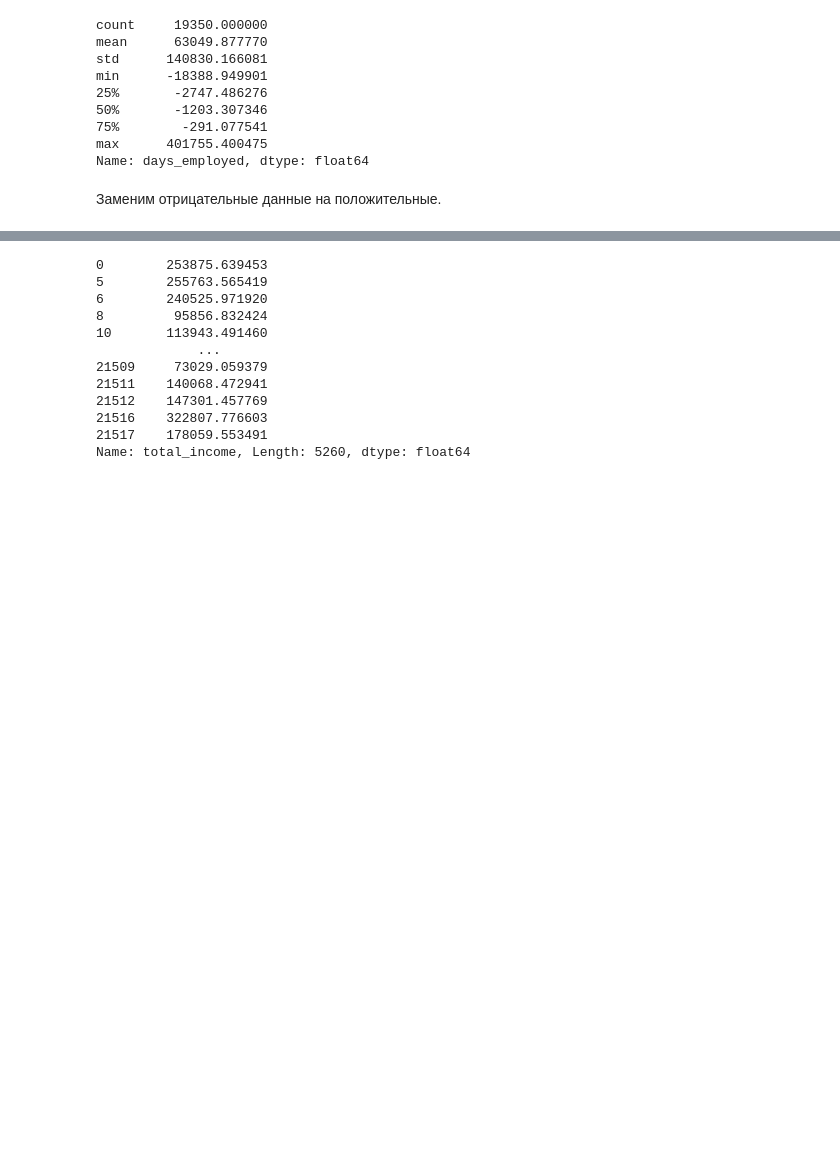
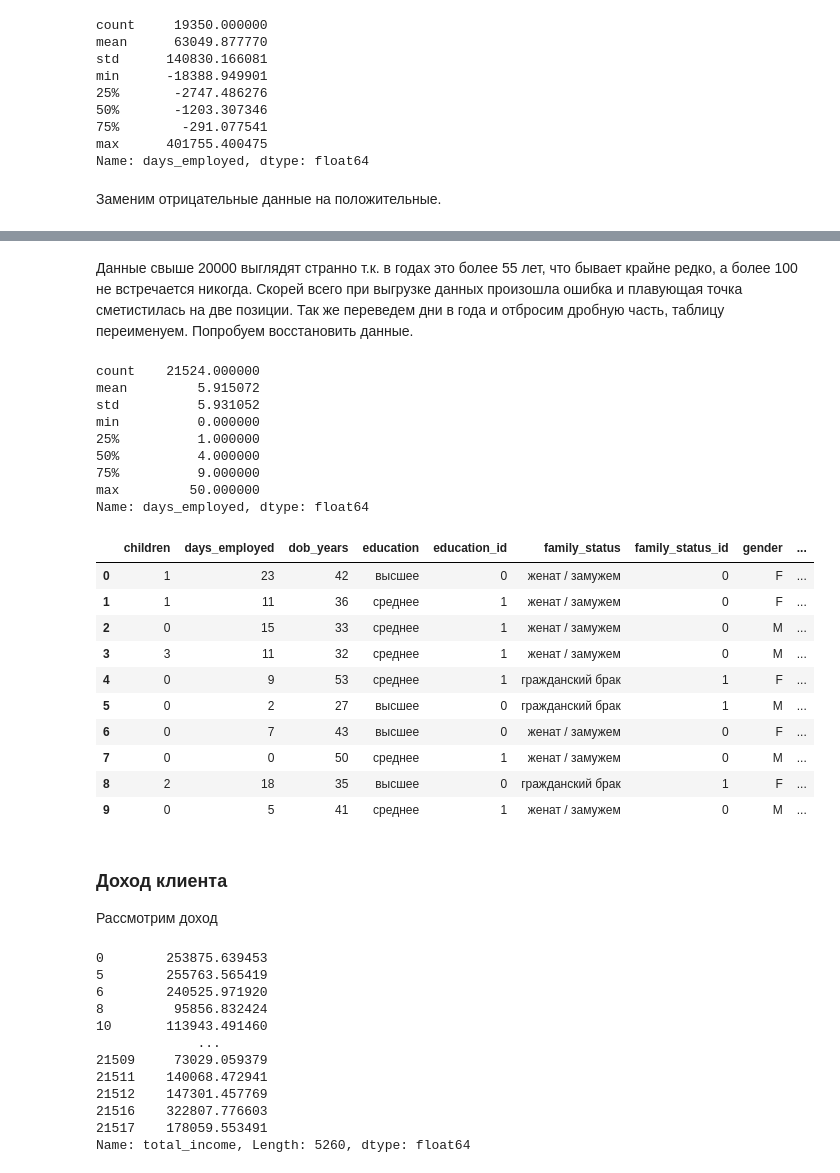
Before and after one commit to FrolovskiyKirill/Data-Science-Projects, a Jupyter notebook: Project_One.ipynb, the cells around one changed output, grey strips where cells are left out. Cells and saved outputs as stored; diff of their text form; code cells hidden in the pictures; blank space fills up the shorter version.

```diff
--- a/Project_One.ipynb
+++ b/Project_One.ipynb
@@ -173,3 +185,40 @@ Name: days_employed, dtype: float64
+# %% [markdown]
+Данные свыше 20000 выглядят странно т.к. в годах это более 55 лет, что бывает крайне редко, а более 100 не встречается никогда. Скорей всего при выгрузке данных произошла ошибка и плавующая точка сметистилась на две позиции. Так же переведем дни в года и отбросим дробную часть, таблицу переименуем. Попробуем восстановить данные.
+# %%
+df.loc[(df['days_employed'] > 20000), 'days_employed'] = df.loc[(df['days_employed'] > 25000), 'days_employed'] / 100
+
+
+df['days_employed'] = df['days_employed'].fillna(0)
+df['days_employed'] = df['days_employed'] / 365
+df['days_employed'] = df['days_employed'].astype(int)
+
+print(df['days_employed'].describe())
+
+display(df.head(10))
+# %% [output]
+count    21524.000000
+mean         5.915072
+std          5.931052
+min          0.000000
+25%          1.000000
+50%          4.000000
+75%          9.000000
+max         50.000000
+Name: days_employed, dtype: float64
+|  | children | days_employed | dob_years | education | education_id | family_status | family_status_id | gender | ... |
+| 0 | 1 | 23 | 42 | высшее | 0 | женат / замужем | 0 | F | ... |
+| 1 | 1 | 11 | 36 | среднее | 1 | женат / замужем | 0 | F | ... |
+| 2 | 0 | 15 | 33 | среднее | 1 | женат / замужем | 0 | M | ... |
+| 3 | 3 | 11 | 32 | среднее | 1 | женат / замужем | 0 | M | ... |
+| 4 | 0 | 9 | 53 | среднее | 1 | гражданский брак | 1 | F | ... |
+| 5 | 0 | 2 | 27 | высшее | 0 | гражданский брак | 1 | M | ... |
+| 6 | 0 | 7 | 43 | высшее | 0 | женат / замужем | 0 | F | ... |
+| 7 | 0 | 0 | 50 | среднее | 1 | женат / замужем | 0 | M | ... |
+| 8 | 2 | 18 | 35 | высшее | 0 | гражданский брак | 1 | F | ... |
+| 9 | 0 | 5 | 41 | среднее | 1 | женат / замужем | 0 | M | ... |
+# %% [markdown]
+### Доход клиента
+Рассмотрим доход
 # %%
 df.loc[df['education'].str.lower()=='высшее', 'total_income']
 # %% [output]
```
Also changed, not shown: parts of 8 cells of this notebook.
